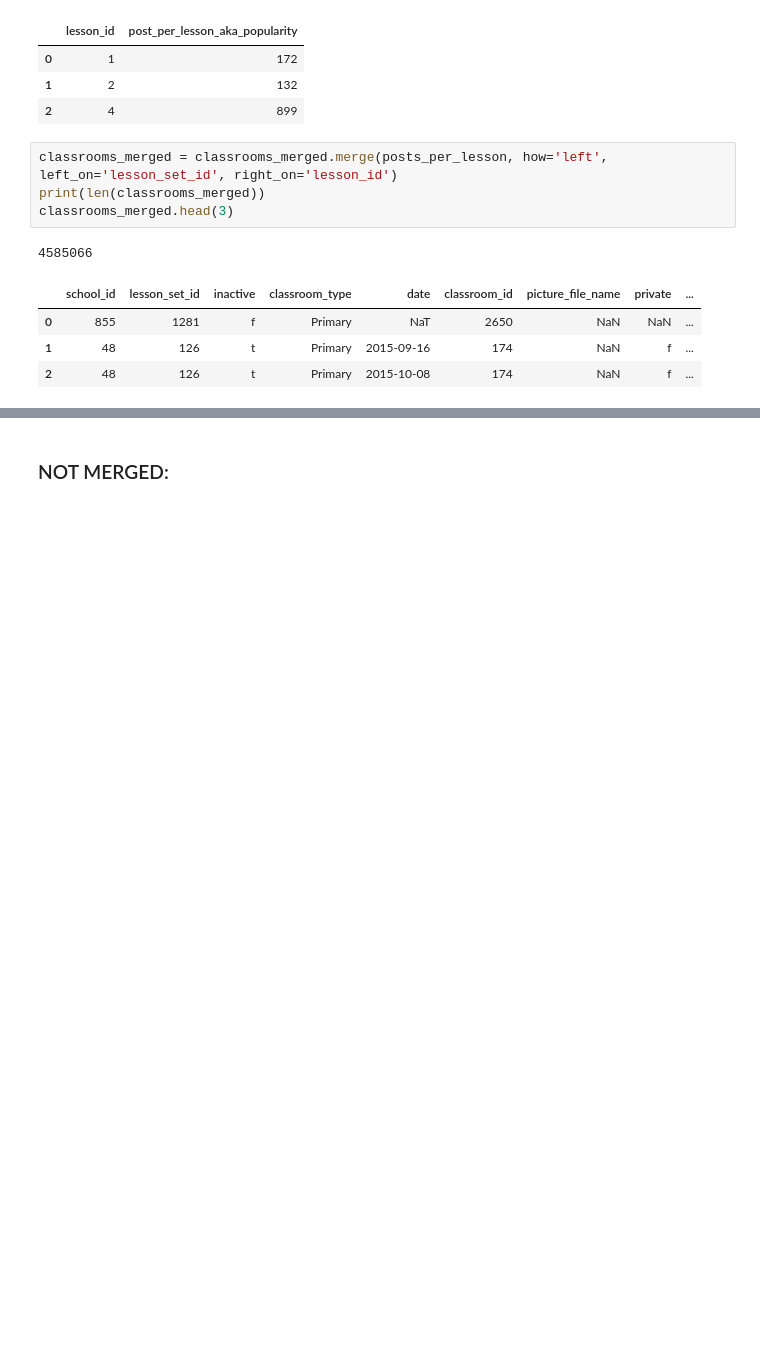
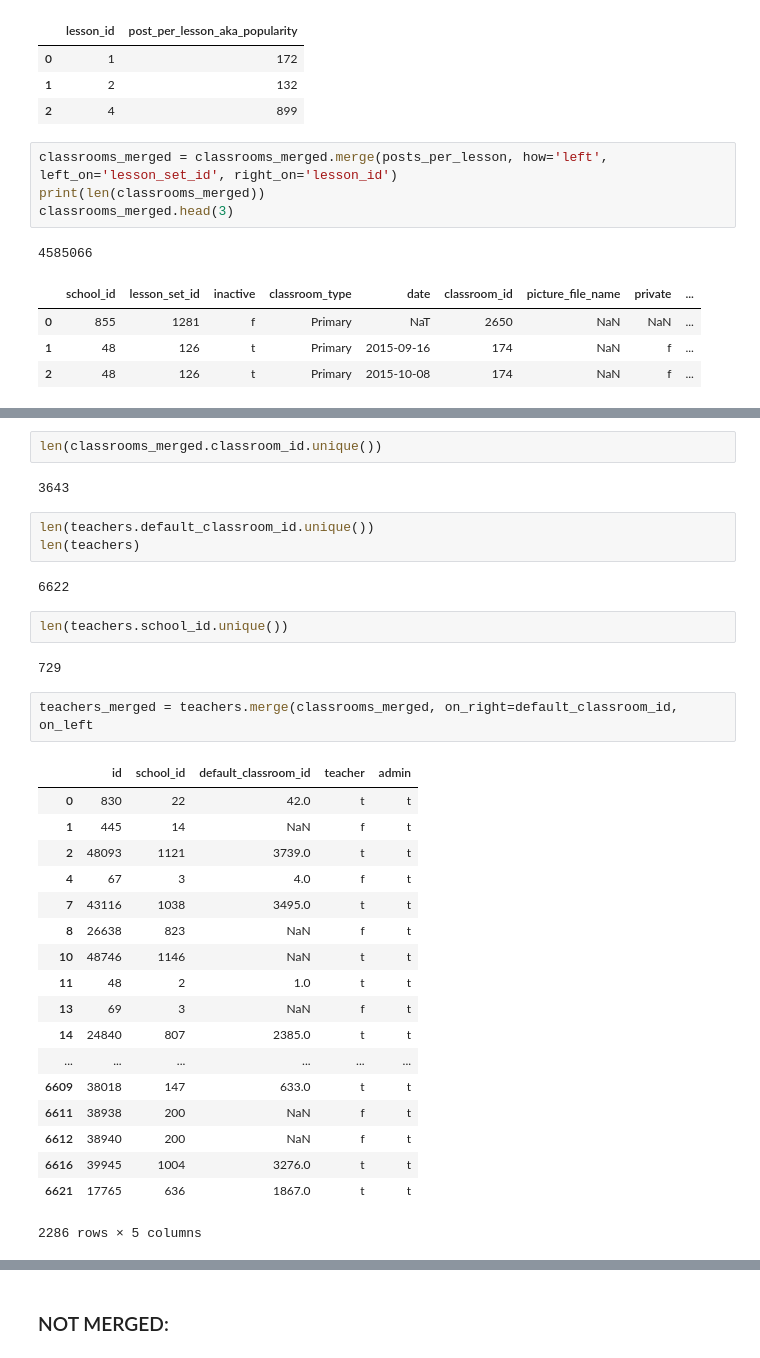
Before and after one commit to pgeurin/seniorskipday, a Jupyter notebook: src/eda.ipynb, the cells around one changed output, grey strips where cells are left out. Saved outputs shown, nothing was run; the diff lists cells and outputs as text; blank space fills up the shorter version.

```diff
--- a/src/eda.ipynb
+++ b/src/eda.ipynb
@@ -329,0 +428,34 @@ classrooms_merged.head(3)
+# %%
+len(classrooms_merged.classroom_id.unique())
+# %% [output]
+3643
+# %%
+len(teachers.default_classroom_id.unique())
+len(teachers)
+# %% [output]
+6622
+# %%
+len(teachers.school_id.unique())
+# %% [output]
+729
+# %%
+teachers_merged = teachers.merge(classrooms_merged, on_right=default_classroom_id, on_left
+# %% [output]
+|  | id | school_id | default_classroom_id | teacher | admin |
+| 0 | 830 | 22 | 42.0 | t | t |
+| 1 | 445 | 14 | NaN | f | t |
+| 2 | 48093 | 1121 | 3739.0 | t | t |
+| 4 | 67 | 3 | 4.0 | f | t |
+| 7 | 43116 | 1038 | 3495.0 | t | t |
+| 8 | 26638 | 823 | NaN | f | t |
+| 10 | 48746 | 1146 | NaN | t | t |
+| 11 | 48 | 2 | 1.0 | t | t |
+| 13 | 69 | 3 | NaN | f | t |
+| 14 | 24840 | 807 | 2385.0 | t | t |
+| ... | ... | ... | ... | ... | ... |
+| 6609 | 38018 | 147 | 633.0 | t | t |
+| 6611 | 38938 | 200 | NaN | f | t |
+| 6612 | 38940 | 200 | NaN | f | t |
+| 6616 | 39945 | 1004 | 3276.0 | t | t |
+| 6621 | 17765 | 636 | 1867.0 | t | t |
+2286 rows × 5 columns
```
Also changed, not shown: parts of 48 cells of this notebook.
